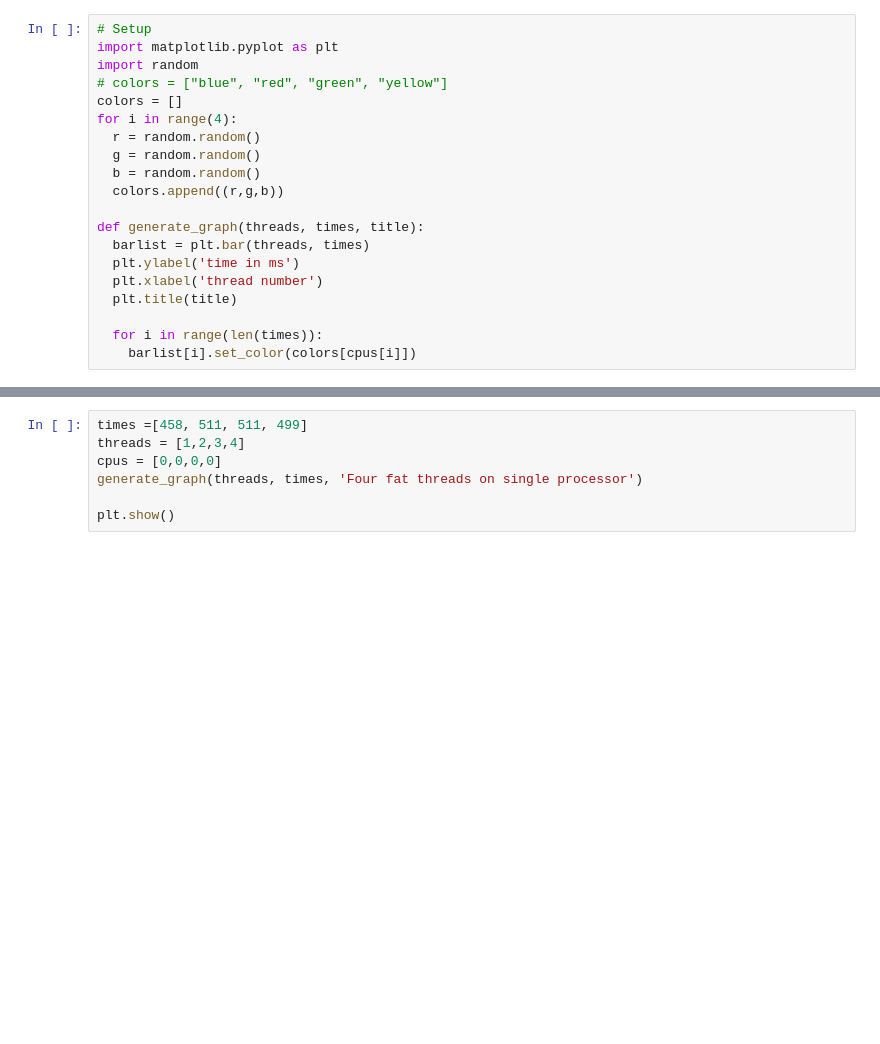
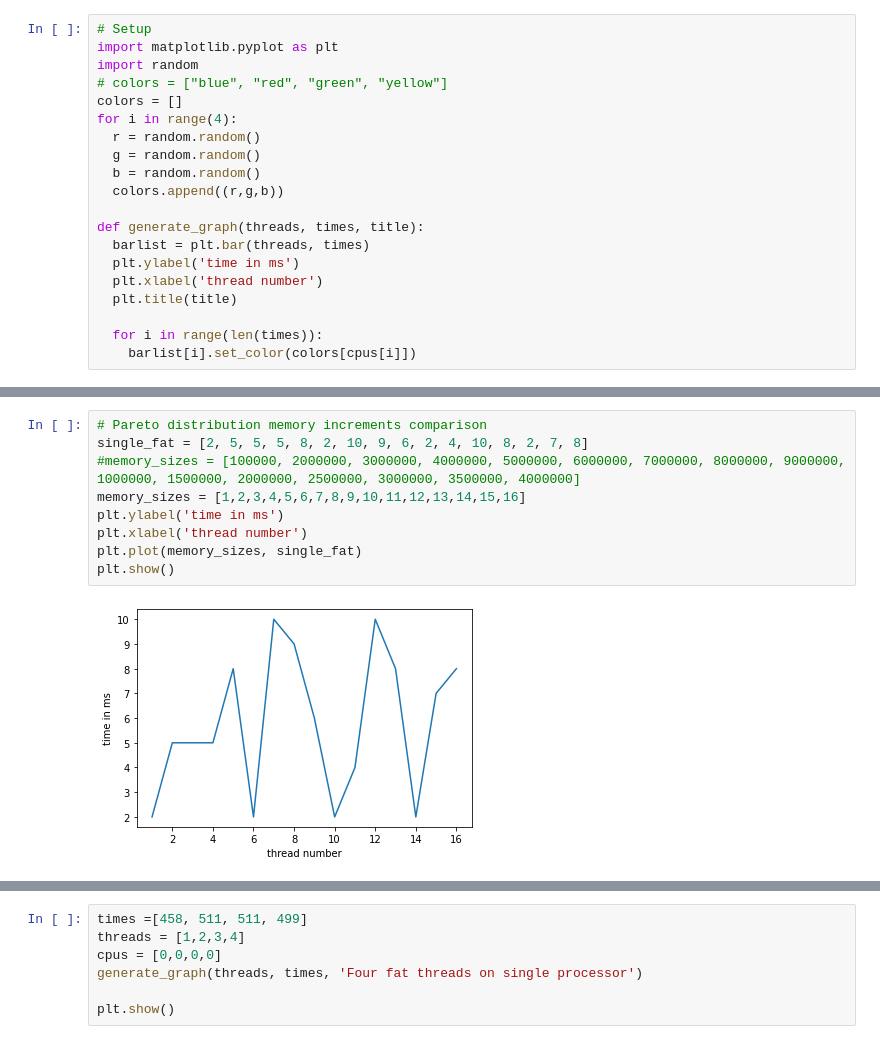
Before and after one commit to shauryapatel1995/random-threading, a Jupyter notebook: fatvsthin.ipynb, the cells around one changed output, grey strips where cells are left out. Drawn from its saved outputs; the diff is of its cells as text; blank space fills up the shorter version.

```diff
--- a/fatvsthin.ipynb
+++ b/fatvsthin.ipynb
@@ -45,0 +58,11 @@ def generate_graph(threads, times, title):
+# %%
+# Pareto distribution memory increments comparison
+single_fat = [2, 5, 5, 5, 8, 2, 10, 9, 6, 2, 4, 10, 8, 2, 7, 8]
+#memory_sizes = [100000, 2000000, 3000000, 4000000, 5000000, 6000000, 7000000, 8000000, 9000000, 1000000, 1500000, 2000000, 2500000, 3000000, 3500000, 4000000]
+memory_sizes = [1,2,3,4,5,6,7,8,9,10,11,12,13,14,15,16]
+plt.ylabel('time in ms')
+plt.xlabel('thread number')
+plt.plot(memory_sizes, single_fat)
+plt.show()
+# %% [output]
+[figure, added]
```
Also changed, not shown: parts of 5 cells of this notebook.
